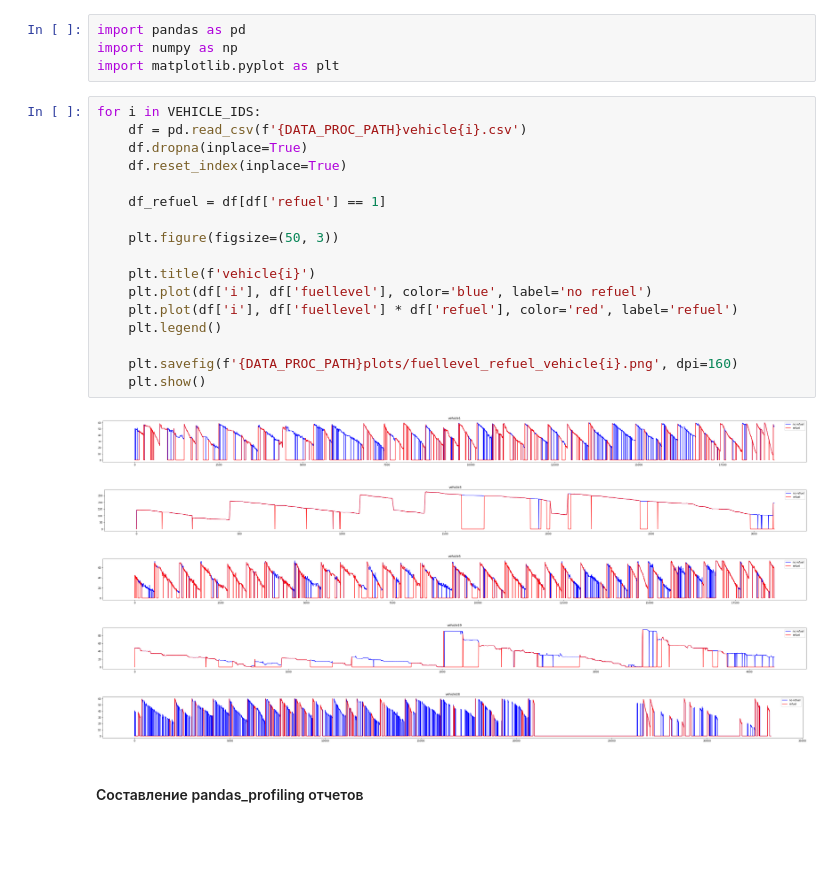
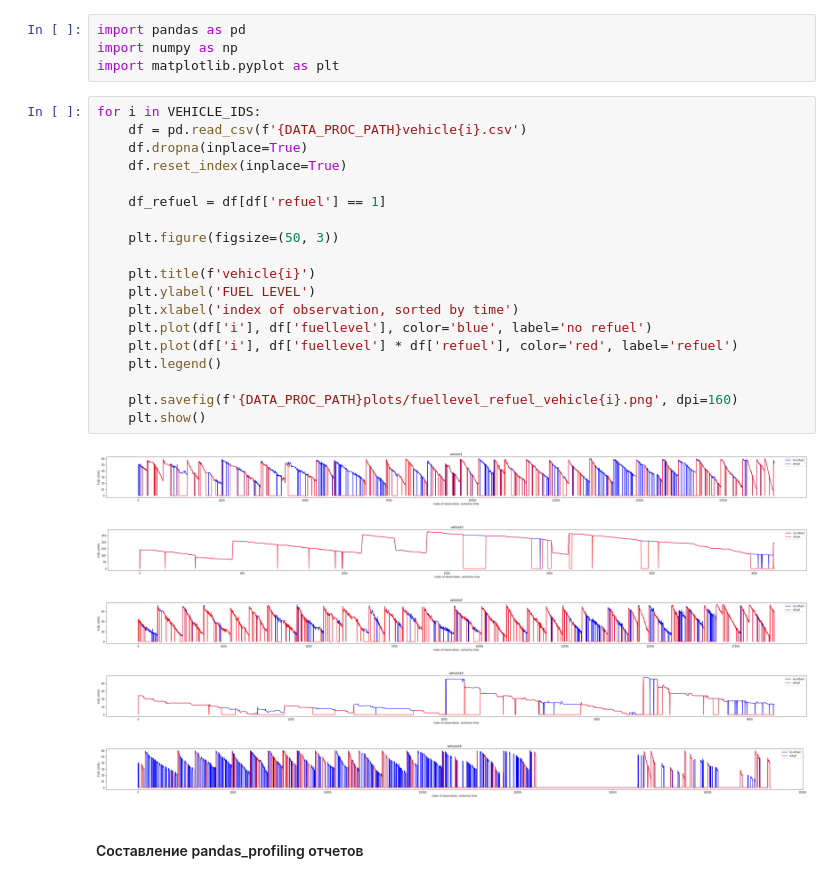
Before and after one commit to MekhailS/datascience-contest, a Jupyter notebook: eda.ipynb, the cells around one changed output. Drawn from its saved outputs; the diff is of its cells as text; blank space fills up the shorter version.

```diff
--- a/eda.ipynb
+++ b/eda.ipynb
@@ -95,26 +95,28 @@ import matplotlib.pyplot as plt
 # %%
 for i in VEHICLE_IDS:
     df = pd.read_csv(f'{DATA_PROC_PATH}vehicle{i}.csv')
     df.dropna(inplace=True)
     df.reset_index(inplace=True)
 
     df_refuel = df[df['refuel'] == 1]
 
     plt.figure(figsize=(50, 3))
 
     plt.title(f'vehicle{i}')
+    plt.ylabel('FUEL LEVEL')
+    plt.xlabel('index of observation, sorted by time')
     plt.plot(df['i'], df['fuellevel'], color='blue', label='no refuel')
     plt.plot(df['i'], df['fuellevel'] * df['refuel'], color='red', label='refuel')
     plt.legend()
 
     plt.savefig(f'{DATA_PROC_PATH}plots/fuellevel_refuel_vehicle{i}.png', dpi=160)
     plt.show()
 # %% [output]
-[figure, old version]
+[figure, new version]
-[figure, old version]
+[figure, new version]
-[figure, old version]
+[figure, new version]
-[figure, old version]
+[figure, new version]
-[figure, old version]
+[figure, new version]
 # %% [markdown]
 #### Составление pandas_profiling отчетов
 # %%
```
Also changed, not shown: 10 other files.
